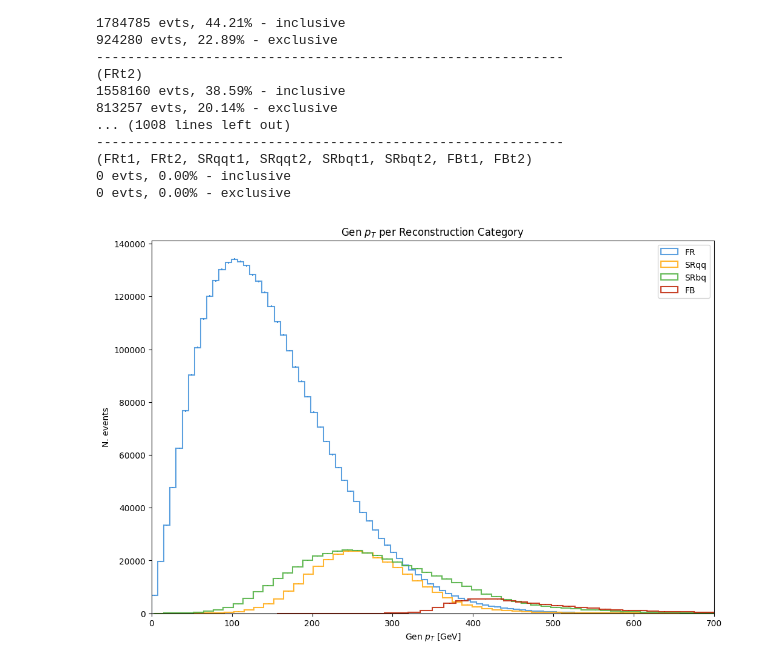
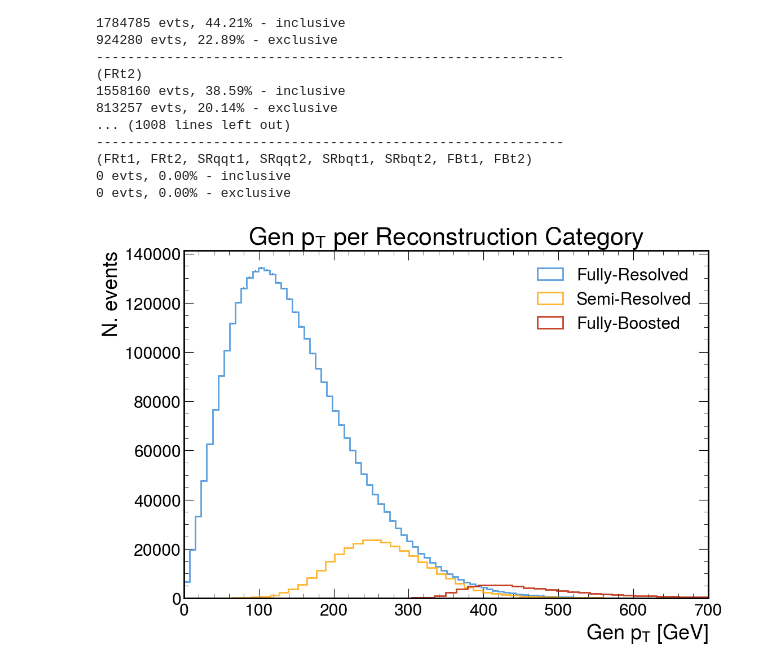
Before and after one commit to tcoulvert/SPAtop, a Jupyter notebook: src/analysis/validate_targets.ipynb, the cells around one changed output. Drawn from its saved outputs; the diff is of its cells as text; code cells hidden in the pictures.

Commit message:
working on plotting nicities

```diff
--- a/src/analysis/validate_targets.ipynb
+++ b/src/analysis/validate_targets.ipynb
@@ -55,24 +55,29 @@ file.close()
 0 evts, 0.00% - exclusive
 # %%
 import matplotlib.pyplot as plt
+import mplhep as hep
+plt.rcParams.update({'font.size': 20})
+hep.style.use(hep.style.ROOT)
 
 colors = ['#3f90da', '#ffa90e', "#4bae3c", '#bd1f01']
+labels = {'FR': 'Fully-Resolved', 'SRqq': 'Semi-Resolved', 'FB': 'Fully-Boosted'}
 
 plt.figure(figsize=(12, 8))
 for i, (reco, pt) in enumerate(recopt_map.items()):
-    # if reco == 'SRbq': continue
-    heights, bins, _ = plt.hist(pt, bins=100, histtype='step', alpha=0.85, linewidth=1.5, label=reco, color=colors[i])
+    if reco == 'SRbq': continue
+
+    heights, bins, _ = plt.hist(pt, bins=100, histtype='step', alpha=0.85, linewidth=2.0, label=labels[reco], color=colors[i])
     bin_centers = bins[:-1] + ((bins[1] - bins[0]) / 2)
     plt.errorbar(bin_centers, heights, yerr=np.sqrt(heights), fmt='none', color=colors[i], linewidth=1.5)
 plt.title(r'Gen $p_T$ per Reconstruction Category')
 plt.xlabel(r'Gen $p_T$ [GeV]')
 plt.ylabel('N. events')
 plt.xlim((0, 700))
 # plt.yscale('log')
 plt.legend()
 plt.show()
 # %% [output]
-[figure, old version]
+[figure, new version]
 # %%
 #Cell that you requested :)
 import logging
```
Also changed, not shown: 2 other files.
